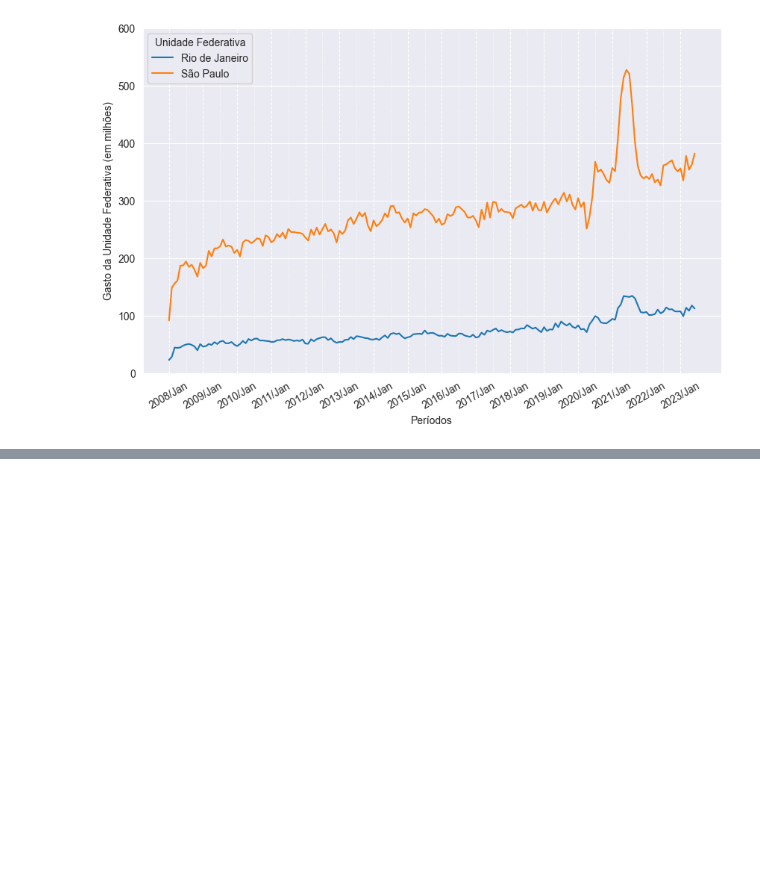
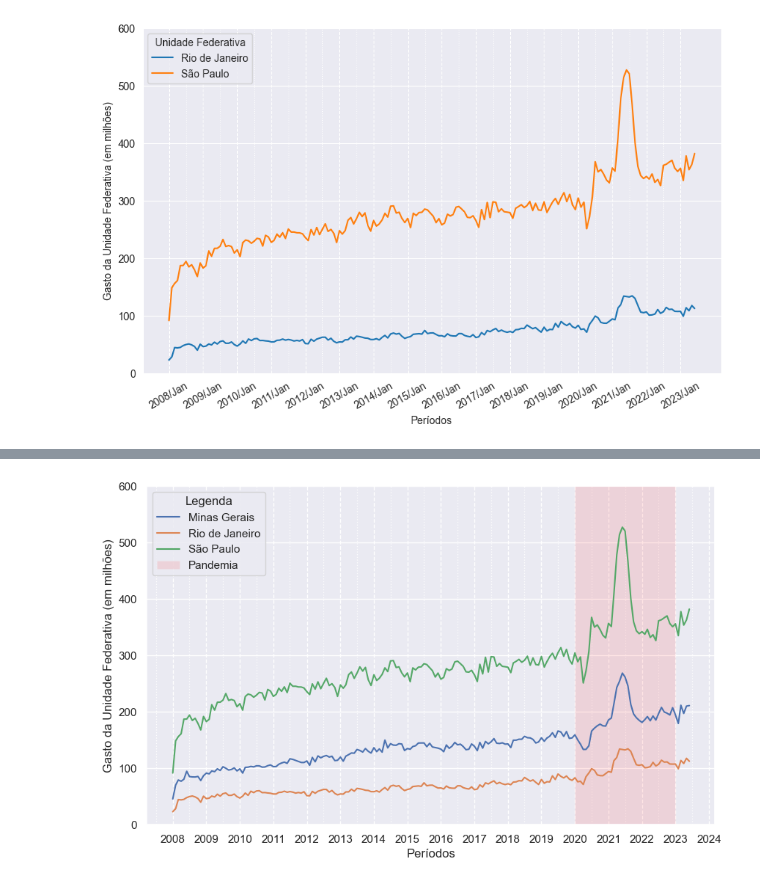
Before and after one commit to z-fab/postech-data-analytics, a Jupyter notebook: f1-data-analysis/m2-visualizacao-dados/producao_hospitalar_v2.ipynb, the cells around one changed output, grey strips where cells are left out. Saved outputs shown, nothing was run; the diff lists cells and outputs as text; code cells hidden in the pictures; blank space fills up the shorter version.

Commit message:
Aulas 4 e 5 - Datetime

```diff
--- a/f1-data-analysis/m2-visualizacao-dados/producao_hospitalar_v2.ipynb
+++ b/f1-data-analysis/m2-visualizacao-dados/producao_hospitalar_v2.ipynb
@@ -403,0 +373,3 @@ shape: (27, 192)
+# %%
+#Criando uma cópia do Dataframe nesse momento
+df3 = df2.clone()
@@ -403,0 +378,6 @@ shape: (27, 192)
+# %%
+col = df3.select(
+    pl.col('*').exclude('index', 'uf', 'pop', 'regiao', 'total', 'total_per_capita_media')
+).columns
+
+for x in col: print(f"Valor: {x}")
@@ -403,0 +432,53 @@ shape: (27, 192)
+# %%
+#criando dataframe temporário para plotar o gráfico
+import datetime
+
+
+df_aux = (df3.filter(
+        (pl.col('uf') == 'São Paulo') |
+        (pl.col('uf') == 'Rio de Janeiro') |
+        (pl.col('uf') == 'Minas Gerais')
+    ).select(
+        pl.col(['uf', 'periodo']),
+        pl.col('valor')/1_000_100
+    )
+)
+
+#plotando o gráfico de linhas
+plt.figure(figsize=(10, 6))
+ax = sns.lineplot(
+    data = df_aux,
+    y = 'valor',
+    x= 'periodo',
+    hue='uf'
+)
+plt.axvspan(
+    xmin=datetime.date(2020,1,1),
+    xmax=datetime.date(2023,1,1),
+    facecolor='red',
+    alpha=0.1,
+    label='Pandemia'
+    )
+
+#Definindo limite do eixo y
+y_max = (
+    round(
+            df_aux['valor'].max()/100+1
+        )*100
+    )
+plt.ylim(0, y_max)
+
+#Alterando o estilo do grid
+ax.xaxis.set_minor_locator(dates.MonthLocator(bymonth=7))
+plt.grid(axis='x', linestyle=':', which='minor', alpha=0.9)
+ax.xaxis.set_major_locator(dates.YearLocator())
+plt.grid(axis='x', linestyle='--', which='major')
+
+
+
+#Alterando Labels dos eixos
+ax.set_xlabel('Períodos')
+ax.set_ylabel('Gasto da Unidade Federativa (em milhões)')
+ax.legend(loc='best', title='Legenda');
+# %% [output]
+[figure, added]
```
Also changed, not shown: parts of 20 cells of this notebook.
